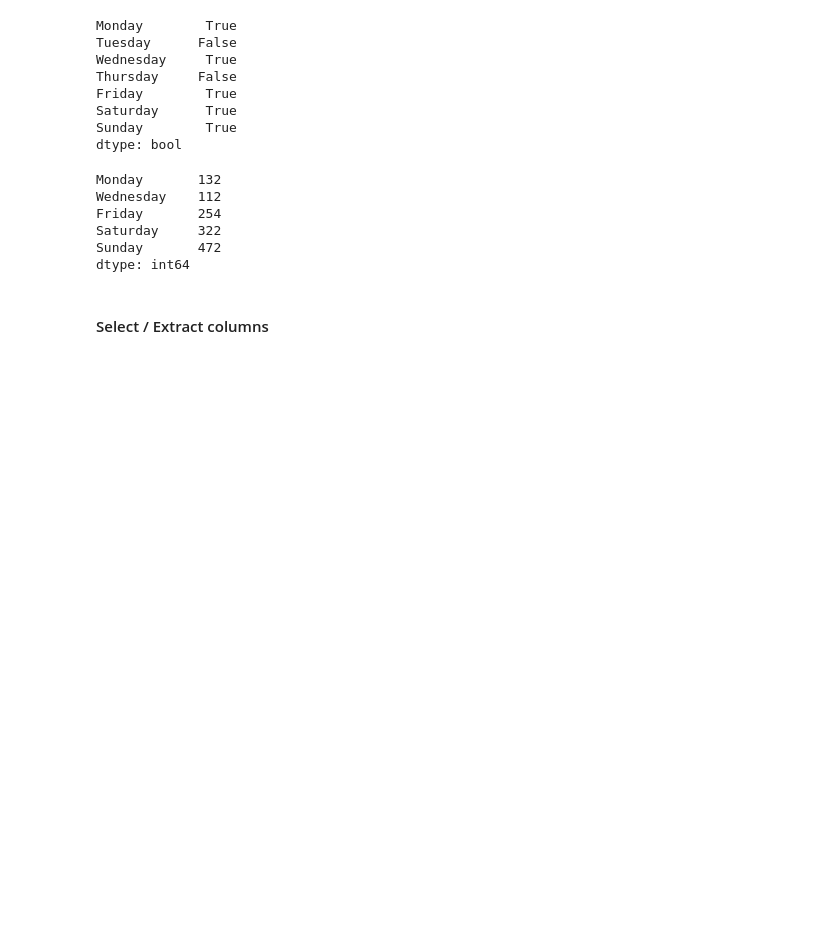
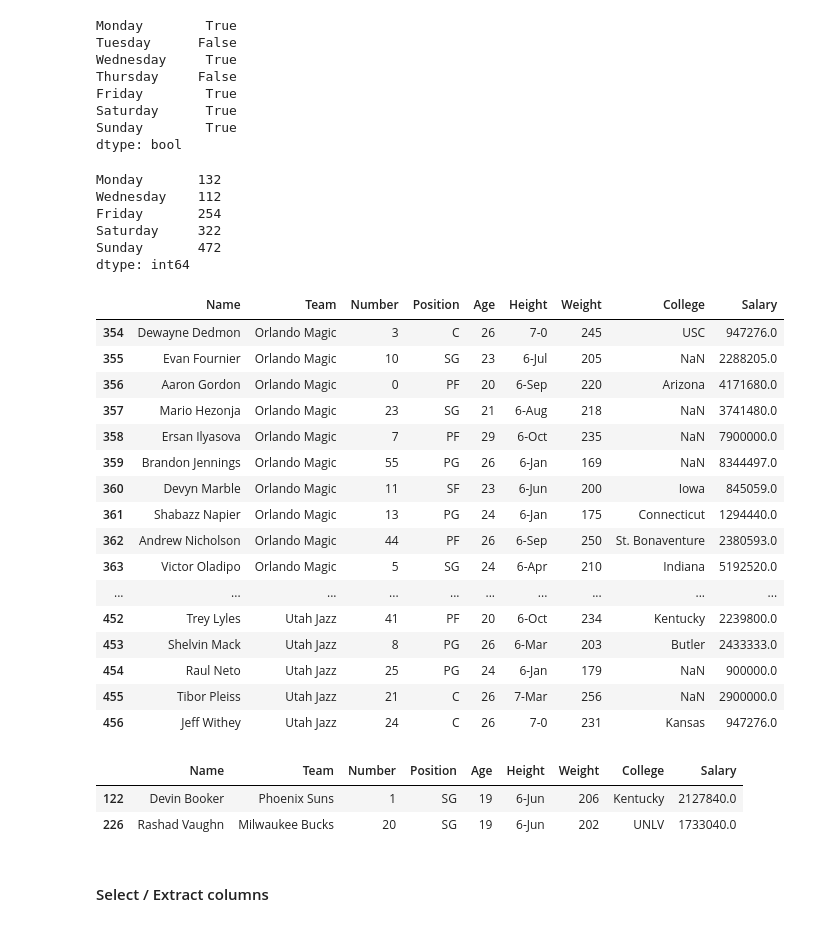
Before and after one commit to rajeshshanbhag/py-notes, a Jupyter notebook: Pandas/pandas - 4 subsetting and indexing.ipynb, the cells around one changed output. Saved outputs shown, nothing was run; the diff lists cells and outputs as text; code cells hidden in the pictures; blank space fills up the shorter version.

```diff
--- a/Pandas/pandas - 4 subsetting and indexing.ipynb
+++ b/Pandas/pandas - 4 subsetting and indexing.ipynb
@@ -102,12 +122,12 @@ Name: 0, dtype: object
 # %% [markdown]
 #### 2. Row number using index values
 # %%
-df_new7=df.set_index("Name")
-print('1',df_new7.loc['John Holland'])                                     # loc search based on labels
+df2=df.set_index("Name")
+print('1',df2.loc['John Holland'])                                     # loc search based on labels
 print('\n\n')
-print('2',df_new7.loc['Avery Bradley':'James Young'])
+print('2',df2.loc['Avery Bradley':'James Young'])
 print('\n\n')
-print('3',df_new7.loc[['John Holland','Avery Bradley']])
+print('3',df2.loc[['John Holland','Avery Bradley']])
 # %% [output]
 1 Team           Boston Celtics
 Number                     30
@@ -160,6 +180,32 @@ Friday       254
 Saturday     322
 Sunday       472
 dtype: int64
+# %%
+df[(df['Team']=="Orlando Magic")|(df['Team']=='Utah Jazz')]
+# %% [output]
+|  | Name | Team | Number | Position | Age | Height | Weight | College | Salary |
+| 354 | Dewayne Dedmon | Orlando Magic | 3 | C | 26 | 7-0 | 245 | USC | 947276.0 |
+| 355 | Evan Fournier | Orlando Magic | 10 | SG | 23 | 6-Jul | 205 | NaN | 2288205.0 |
+| 356 | Aaron Gordon | Orlando Magic | 0 | PF | 20 | 6-Sep | 220 | Arizona | 4171680.0 |
+| 357 | Mario Hezonja | Orlando Magic | 23 | SG | 21 | 6-Aug | 218 | NaN | 3741480.0 |
+| 358 | Ersan Ilyasova | Orlando Magic | 7 | PF | 29 | 6-Oct | 235 | NaN | 7900000.0 |
+| 359 | Brandon Jennings | Orlando Magic | 55 | PG | 26 | 6-Jan | 169 | NaN | 8344497.0 |
+| 360 | Devyn Marble | Orlando Magic | 11 | SF | 23 | 6-Jun | 200 | Iowa | 845059.0 |
+| 361 | Shabazz Napier | Orlando Magic | 13 | PG | 24 | 6-Jan | 175 | Connecticut | 1294440.0 |
+| 362 | Andrew Nicholson | Orlando Magic | 44 | PF | 26 | 6-Sep | 250 | St. Bonaventure | 2380593.0 |
+| 363 | Victor Oladipo | Orlando Magic | 5 | SG | 24 | 6-Apr | 210 | Indiana | 5192520.0 |
+| ... | ... | ... | ... | ... | ... | ... | ... | ... | ... |
+| 452 | Trey Lyles | Utah Jazz | 41 | PF | 20 | 6-Oct | 234 | Kentucky | 2239800.0 |
+| 453 | Shelvin Mack | Utah Jazz | 8 | PG | 26 | 6-Mar | 203 | Butler | 2433333.0 |
+| 454 | Raul Neto | Utah Jazz | 25 | PG | 24 | 6-Jan | 179 | NaN | 900000.0 |
+| 455 | Tibor Pleiss | Utah Jazz | 21 | C | 26 | 7-Mar | 256 | NaN | 2900000.0 |
+| 456 | Jeff Withey | Utah Jazz | 24 | C | 26 | 7-0 | 231 | Kansas | 947276.0 |
+# %%
+df[df['Age']==df['Age'].min()]
+# %% [output]
+|  | Name | Team | Number | Position | Age | Height | Weight | College | Salary |
+| 122 | Devin Booker | Phoenix Suns | 1 | SG | 19 | 6-Jun | 206 | Kentucky | 2127840.0 |
+| 226 | Rashad Vaughn | Milwaukee Bucks | 20 | SG | 19 | 6-Jun | 202 | UNLV | 1733040.0 |
 # %% [markdown]
 #### Select / Extract columns
 # %%
```
Also changed, not shown: parts of 8 cells of this notebook, 13 other files.
